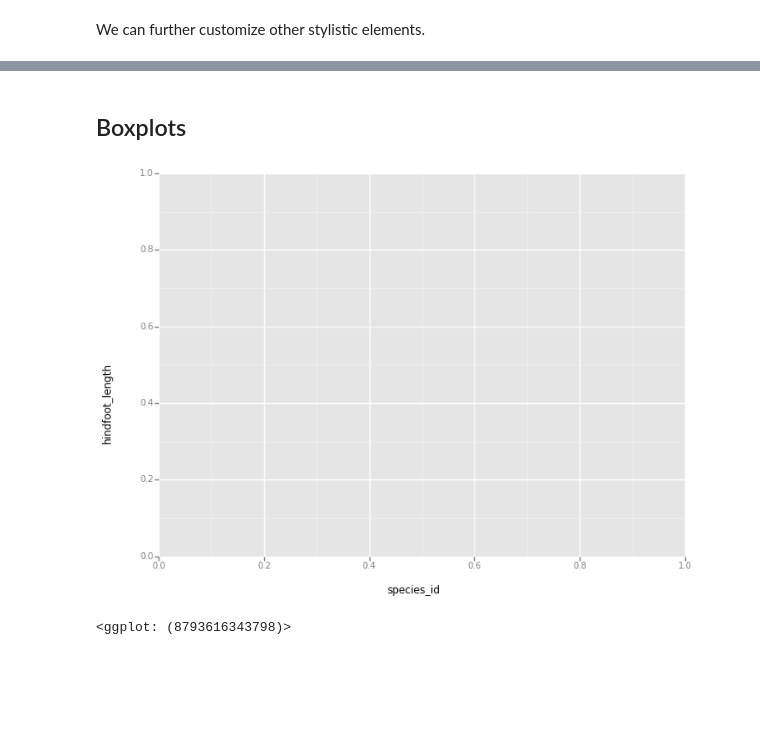
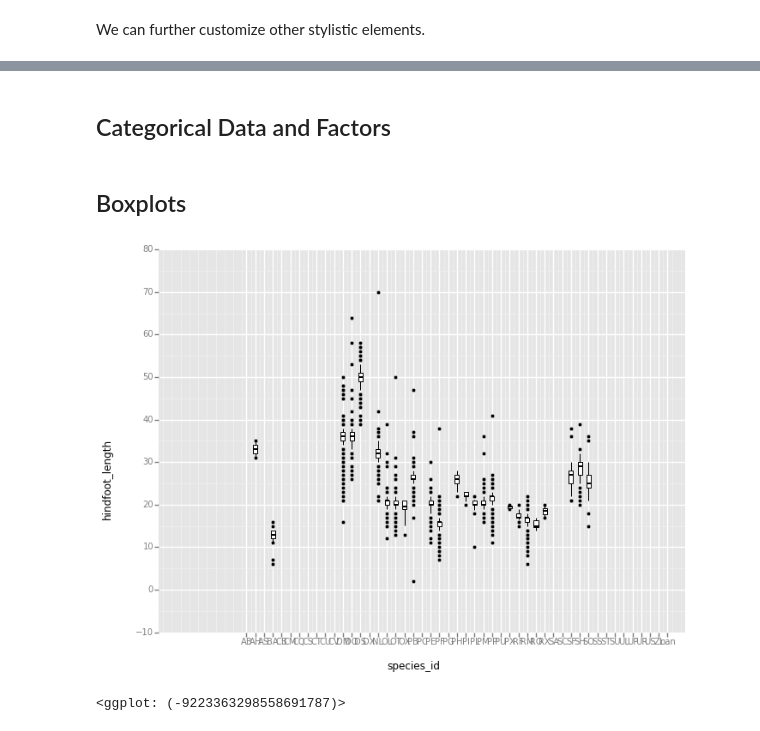
Before and after one commit to arthur-e/swc-workshop, a Jupyter notebook: python-ecology/Python-Intro-Ecology.ipynb, the cells around one changed output, grey strips where cells are left out. Saved outputs shown, nothing was run; the diff lists cells and outputs as text; code cells hidden in the pictures; blank space fills up the shorter version.

```diff
--- a/python-ecology/Python-Intro-Ecology.ipynb
+++ b/python-ecology/Python-Intro-Ecology.ipynb
@@ -1560,8 +1720,10 @@ ggplot(data = surveys, aesthetics = aes(x = 'weight', y = 'hindfoot_length')) +
+# %% [markdown]
+## Categorical Data and Factors
 # %% [markdown]
 ## Boxplots
 # %%
 ggplot(aes(x = 'species_id', y = 'hindfoot_length'), data = surveys) + \
-g
+    geom_boxplot()
 # %% [output]
-[figure, old version]
+[figure, new version]
-<ggplot: (8793616343798)>
+<ggplot: (-9223363298558691787)>
```
Also changed, not shown: parts of 37 cells of this notebook.
